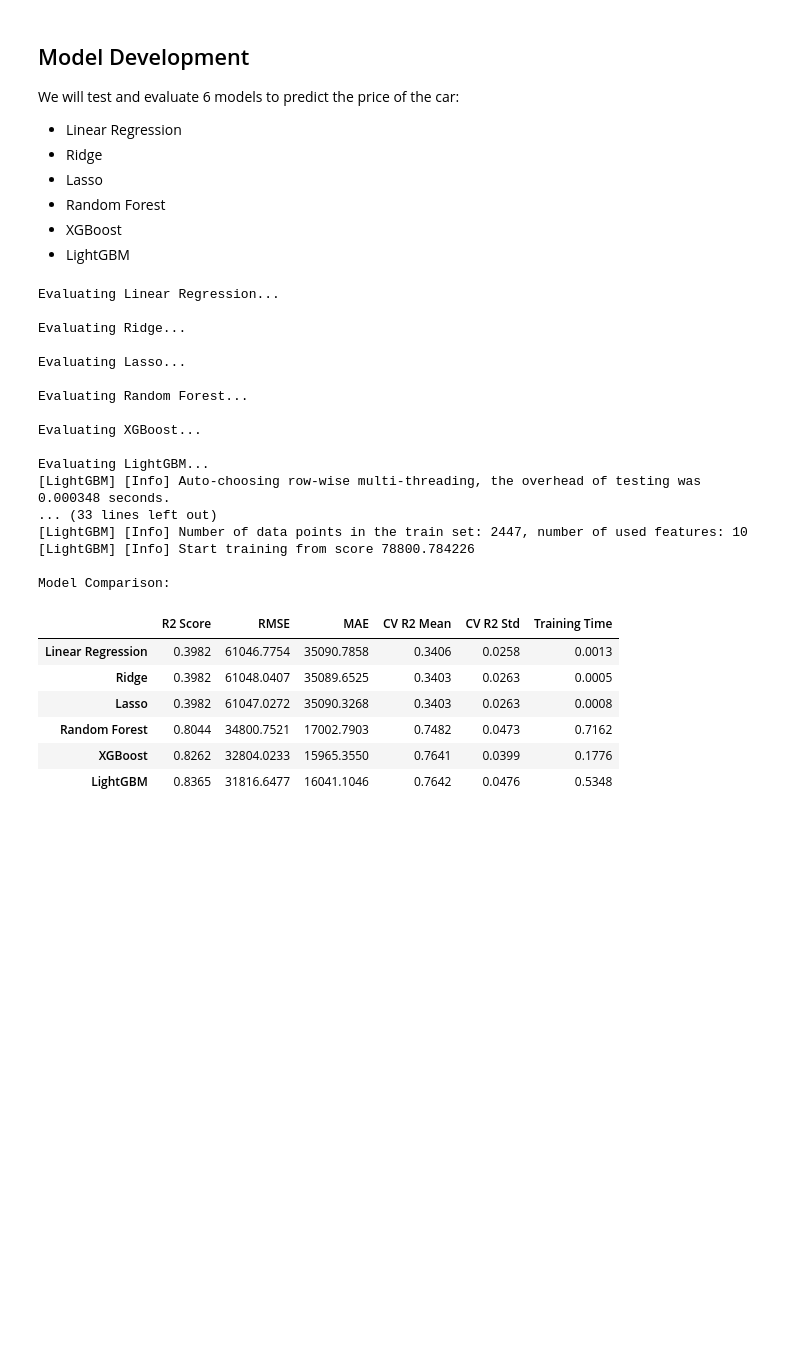
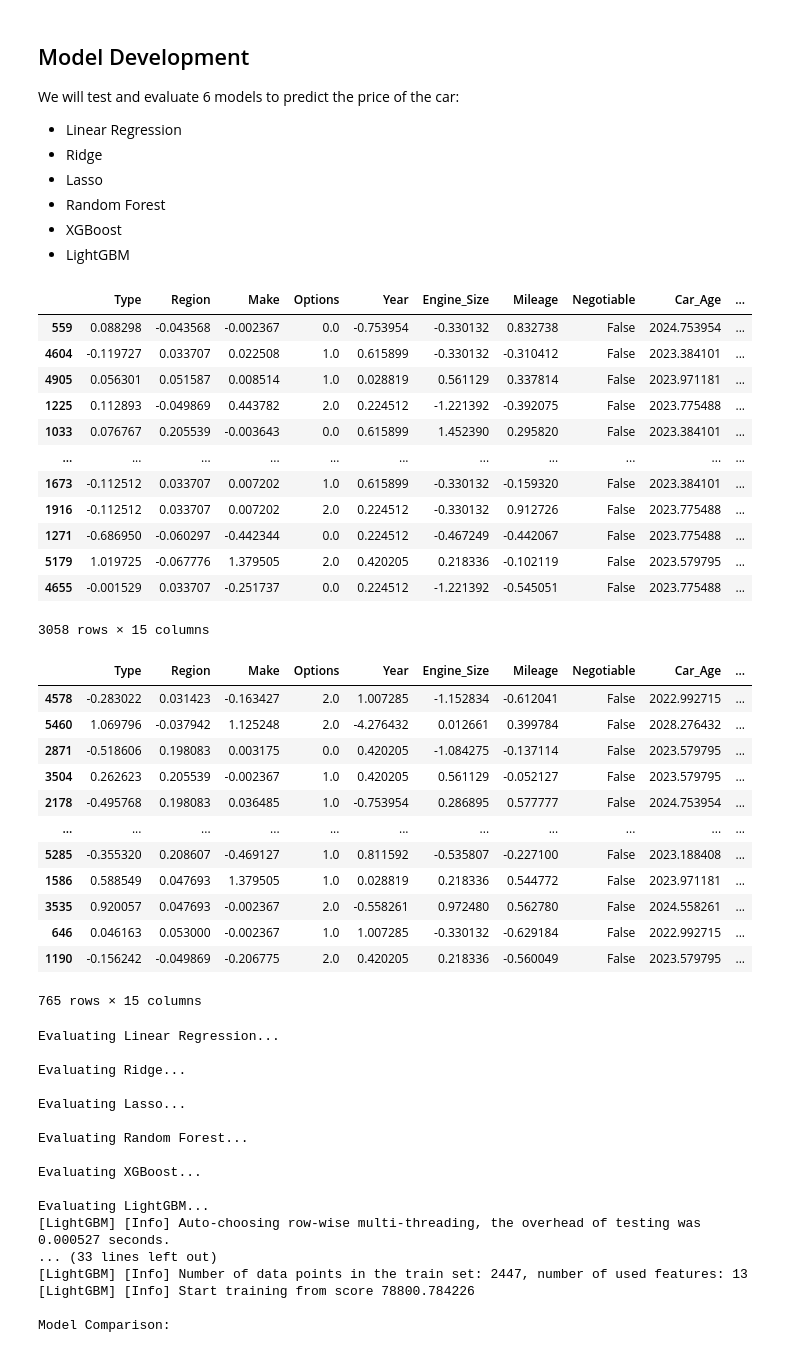
Before and after one commit to andresuchdata/saudi-used-cars, a Jupyter notebook: main.ipynb, the cells around one changed output. Saved outputs shown, nothing was run; the diff lists cells and outputs as text; code cells hidden in the pictures; blank space fills up the shorter version.

```diff
--- a/main.ipynb
+++ b/main.ipynb
@@ -417,6 +542,10 @@ y = df_encoded['Price']
 
 # Split the data
 X_train, X_test, y_train, y_test = train_test_split(X, y, test_size=0.2, random_state=42)
+
+display(X_train)
+display(X_test)
+
 
 # Scale the features
 scaler = StandardScaler()
@@ -447,54 +576,73 @@ def evaluate_model(model, X_train, X_test, y_train, y_test):
     r2 = r2_score(y_test, y_pred)
     rmse = np.sqrt(mean_squared_error(y_test, y_pred))
     mae = mean_absolute_error(y_test, y_pred)
 
     # Perform cross-validation
     cv_scores = cross_val_score(model, X_train, y_train, cv=5, scoring='r2')
 
     return {
         'R2 Score': r2,
         'RMSE': rmse,
         'MAE': mae,
         'CV R2 Mean': cv_scores.mean(),
         'CV R2 Std': cv_scores.std(),
         'Training Time': training_time
     }
 
 # Evaluate all models
 results = {}
 for name, model in models.items():
     print(f"\nEvaluating {name}...")
     results[name] = evaluate_model(model, X_train_scaled, X_test_scaled, y_train, y_test)
 
 # Create results DataFrame
 results_df = pd.DataFrame(results).T
 results_df = results_df.round(4)
 
 # Display results
 print("\nModel Comparison:")
 display(results_df)
 # %% [output]
+|  | Type | Region | Make | Options | Year | Engine_Size | Mileage | Negotiable | Car_Age | ... |
+| 559 | 0.088298 | -0.043568 | -0.002367 | 0.0 | -0.753954 | -0.330132 | 0.832738 | False | 2024.753954 | ... |
+| 4604 | -0.119727 | 0.033707 | 0.022508 | 1.0 | 0.615899 | -0.330132 | -0.310412 | False | 2023.384101 | ... |
+| 4905 | 0.056301 | 0.051587 | 0.008514 | 1.0 | 0.028819 | 0.561129 | 0.337814 | False | 2023.971181 | ... |
+| 1225 | 0.112893 | -0.049869 | 0.443782 | 2.0 | 0.224512 | -1.221392 | -0.392075 | False | 2023.775488 | ... |
+| 1033 | 0.076767 | 0.205539 | -0.003643 | 0.0 | 0.615899 | 1.452390 | 0.295820 | False | 2023.384101 | ... |
+| ... | ... | ... | ... | ... | ... | ... | ... | ... | ... | ... |
+| 1673 | -0.112512 | 0.033707 | 0.007202 | 1.0 | 0.615899 | -0.330132 | -0.159320 | False | 2023.384101 | ... |
+| 1916 | -0.112512 | 0.033707 | 0.007202 | 2.0 | 0.224512 | -0.330132 | 0.912726 | False | 2023.775488 | ... |
+| 1271 | -0.686950 | -0.060297 | -0.442344 | 0.0 | 0.224512 | -0.467249 | -0.442067 | False | 2023.775488 | ... |
+| 5179 | 1.019725 | -0.067776 | 1.379505 | 2.0 | 0.420205 | 0.218336 | -0.102119 | False | 2023.579795 | ... |
+| 4655 | -0.001529 | 0.033707 | -0.251737 | 0.0 | 0.224512 | -1.221392 | -0.545051 | False | 2023.775488 | ... |
-Evaluating Linear Regression...
-
-Evaluating Ridge...
-
-Evaluating Lasso...
-
-Evaluating Random Forest...
-
-Evaluating XGBoost...
-
-Evaluating LightGBM...
-[LightGBM] [Info] Auto-choosing row-wise multi-threading, the overhead of testing was 0.000348 seconds.
-... (33 lines left out)
-[LightGBM] [Info] Number of data points in the train set: 2447, number of used features: 10
-[LightGBM] [Info] Start training from score 78800.784226
-
-Model Comparison:
+3058 rows × 15 columns
-|  | R2 Score | RMSE | MAE | CV R2 Mean | CV R2 Std | Training Time |
-| Linear Regression | 0.3982 | 61046.7754 | 35090.7858 | 0.3406 | 0.0258 | 0.0013 |
-| Ridge | 0.3982 | 61048.0407 | 35089.6525 | 0.3403 | 0.0263 | 0.0005 |
-| Lasso | 0.3982 | 61047.0272 | 35090.3268 | 0.3403 | 0.0263 | 0.0008 |
-| Random Forest | 0.8044 | 34800.7521 | 17002.7903 | 0.7482 | 0.0473 | 0.7162 |
-| XGBoost | 0.8262 | 32804.0233 | 15965.3550 | 0.7641 | 0.0399 | 0.1776 |
-| LightGBM | 0.8365 | 31816.6477 | 16041.1046 | 0.7642 | 0.0476 | 0.5348 |
+|  | Type | Region | Make | Options | Year | Engine_Size | Mileage | Negotiable | Car_Age | ... |
+| 4578 | -0.283022 | 0.031423 | -0.163427 | 2.0 | 1.007285 | -1.152834 | -0.612041 | False | 2022.992715 | ... |
+| 5460 | 1.069796 | -0.037942 | 1.125248 | 2.0 | -4.276432 | 0.012661 | 0.399784 | False | 2028.276432 | ... |
+| 2871 | -0.518606 | 0.198083 | 0.003175 | 0.0 | 0.420205 | -1.084275 | -0.137114 | False | 2023.579795 | ... |
+| 3504 | 0.262623 | 0.205539 | -0.002367 | 1.0 | 0.420205 | 0.561129 | -0.052127 | False | 2023.579795 | ... |
+| 2178 | -0.495768 | 0.198083 | 0.036485 | 1.0 | -0.753954 | 0.286895 | 0.577777 | False | 2024.753954 | ... |
+| ... | ... | ... | ... | ... | ... | ... | ... | ... | ... | ... |
+| 5285 | -0.355320 | 0.208607 | -0.469127 | 1.0 | 0.811592 | -0.535807 | -0.227100 | False | 2023.188408 | ... |
+| 1586 | 0.588549 | 0.047693 | 1.379505 | 1.0 | 0.028819 | 0.218336 | 0.544772 | False | 2023.971181 | ... |
+| 3535 | 0.920057 | 0.047693 | -0.002367 | 2.0 | -0.558261 | 0.972480 | 0.562780 | False | 2024.558261 | ... |
+| 646 | 0.046163 | 0.053000 | -0.002367 | 1.0 | 1.007285 | -0.330132 | -0.629184 | False | 2022.992715 | ... |
+| 1190 | -0.156242 | -0.049869 | -0.206775 | 2.0 | 0.420205 | 0.218336 | -0.560049 | False | 2023.579795 | ... |
+765 rows × 15 columns
+Evaluating Linear Regression...
+
+Evaluating Ridge...
+
+Evaluating Lasso...
+
+Evaluating Random Forest...
+
+Evaluating XGBoost...
+
+Evaluating LightGBM...
+[LightGBM] [Info] Auto-choosing row-wise multi-threading, the overhead of testing was 0.000527 seconds.
+... (33 lines left out)
+[LightGBM] [Info] Number of data points in the train set: 2447, number of used features: 13
+[LightGBM] [Info] Start training from score 78800.784226
+
+Model Comparison:
```
Also changed, not shown: parts of 13 cells of this notebook.
